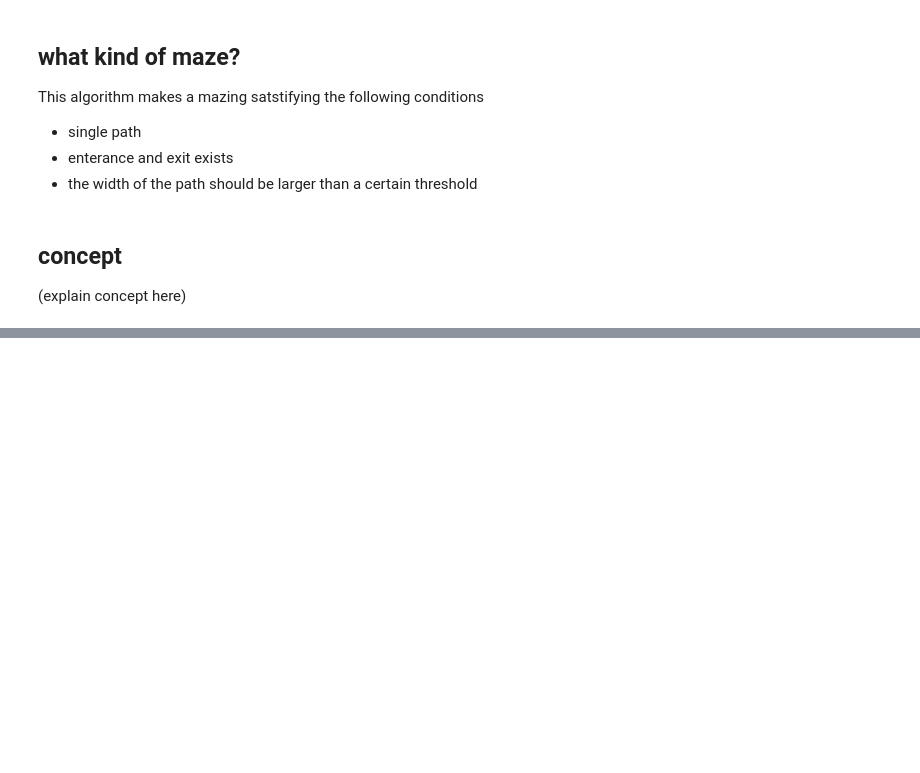
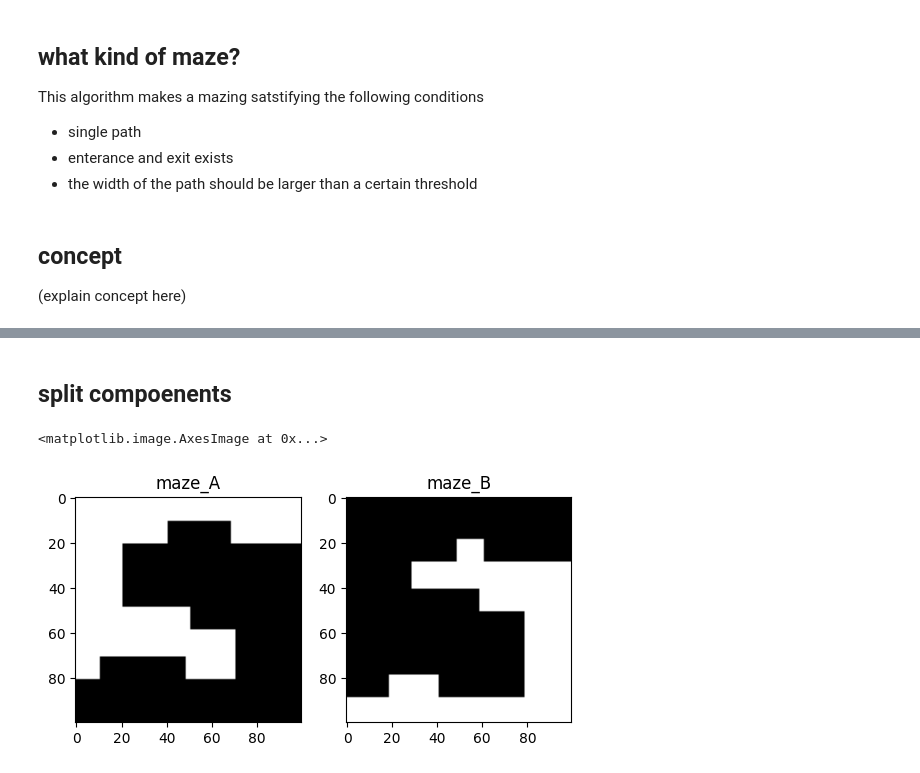
Before and after one commit to KeunwooPark/maze-generator, a Jupyter notebook: how_to_generate_maze.ipynb, the cells around one changed output, grey strips where cells are left out. Drawn from its saved outputs; the diff is of its cells as text; code cells hidden in the pictures; blank space fills up the shorter version.

```diff
--- a/how_to_generate_maze.ipynb
+++ b/how_to_generate_maze.ipynb
@@ -147,0 +174,27 @@ plt.imshow(maze, cmap='gray')
+# %% [markdown]
+## split compoenents
+# %%
+def split_components(maze:np.ndarray, labeled_maze: np.ndarray) -> (np.ndarray, np.ndarray):
+    # ensure paths are 0 and the other compoents are >0
+    binary_maze = maze * (labeled_maze + 1)
+    labels = np.unique(binary_maze)
+    label_A = np.median(labels)
+    label_B = np.max(labels)
+
+    maze_A = np.zeros_like(binary_maze)
+    maze_A[binary_maze == label_A] = 1
+    maze_B = np.zeros_like(binary_maze)
+    maze_B[binary_maze == label_B] = 1
+
+    return (maze_A, maze_B)
+
+maze_A, maze_B = split_components(conved_maze, labeled_maze)
+
+fig, axs = plt.subplots(1, 2)
+axs[0].set_title('maze_A')
+axs[1].set_title('maze_B')
+axs[0].imshow(maze_A, cmap='gray')
+axs[1].imshow(maze_B, cmap='gray')
+# %% [output]
+<matplotlib.image.AxesImage at 0x...>
+[figure, added]
```
Also changed, not shown: parts of 9 cells of this notebook.
